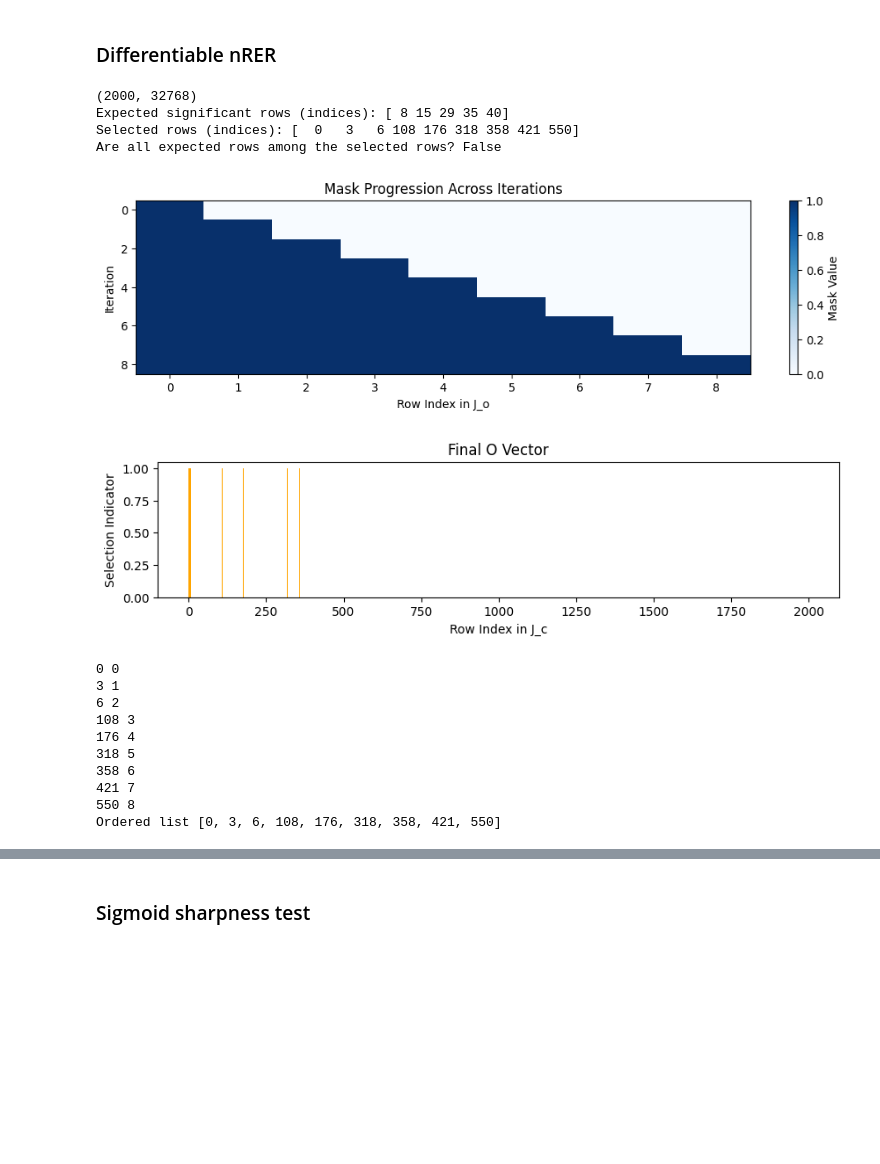
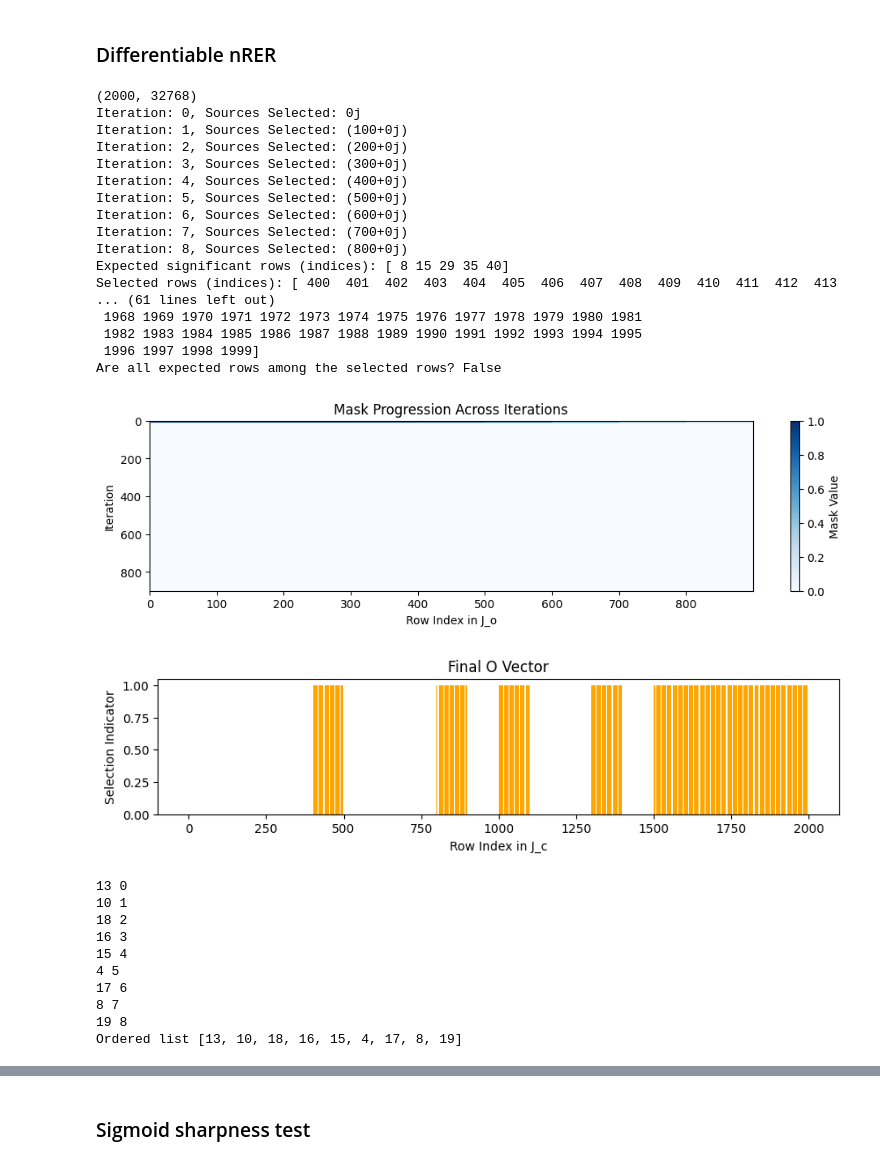
Before and after one commit to armercier/Hybrid-OED, a Jupyter notebook: src/scripts/helmholtz_problem_no_NN.ipynb, the cells around one changed output, grey strips where cells are left out. Saved outputs shown, nothing was run; the diff lists cells and outputs as text; code cells hidden in the pictures; blank space fills up the shorter version.

Commit message:
source selection implementation

```diff
--- a/src/scripts/helmholtz_problem_no_NN.ipynb
+++ b/src/scripts/helmholtz_problem_no_NN.ipynb
@@ -1443,6 +1443,7 @@ import jax
 import jax.numpy as jnp
 from jax.lax import cond, scan
 import matplotlib.pyplot as plt
+from hybridoed.oed import iterative_selection_no_reselection
 
 
 def create_test_matrix(n, m, significant_rows=5, random_seed=0):
@@ -1461,7 +1462,7 @@ significant_rows = 5
 J_c, expected_rows = create_test_matrix(n, m, significant_rows)
 
 
-loaded_data = jnp.load('arrays_complete.npz')
+loaded_data = jnp.load('arrays_complete_1GB.npz')
 
 # # # Access arrays by index
 loaded_arrays = [loaded_data[f'arr_{i}'] for i in range(len(loaded_data))]
@@ -1474,7 +1475,7 @@ print(J_c.shape)
 # Run the algorithm with logging
 num_rows = significant_rows + 4
 threshold = 10e-22
-J_o_final, O_final, mask_history, criterion_log = iterative_selection_no_reselection(J_c, num_rows, threshold)
+J_o_final, O_final, mask_history, criterion_log = iterative_selection_no_reselection(J_c, num_rows, n_freq=5, n_receivers=20,selection_mode="block", threshold=threshold)
 # J_o_final, O_final, mask_history, criterion_log, augmented_J_o_history = iterative_selection_with_augmented_tracking(J_c, num_rows, threshold)
 
 # Extract the selected row indices
@@ -1552,43 +1553,56 @@ selection_history = jnp.zeros_like(criterion_log, dtype=jnp.complex64)
 # Populate the selection history matrix with iteration numbers
 selected_rows = []
 for iteration in range(criterion_log.shape[0]):
     best_row_idx = jnp.argmax(jnp.real(criterion_log[iteration]))  # Get the selected row for this iteration
     selected_rows.append(best_row_idx)
     selection_history = selection_history.at[iteration, best_row_idx].set(iteration + 1)
 
 # Plot the selection history heatmap
 plt.figure(figsize=(12, 6))
 
 # Heatmap of selection history
 plt.imshow(jnp.real(selection_history), aspect='auto', cmap='viridis', interpolation='nearest')
 plt.colorbar(label="Selection Iteration")
 plt.xlabel("Row Index in J_c")
 plt.ylabel("Iteration")
 plt.title("Selection History (Iteration Number)")
 
 # Annotate the heatmap with iteration numbers
 ordered_list = []
 for iteration, row_idx in enumerate(selected_rows):
     plt.text(row_idx, iteration, str(iteration + 1), color="white", ha="center", va="center", fontsize=8)
     print(row_idx, iteration)
     ordered_list.append(row_idx.item())
 print("Ordered list", ordered_list)
 plt.tight_layout()
 plt.show()
 # %% [output]
 (2000, 32768)
+Iteration: 0, Sources Selected: 0j
+Iteration: 1, Sources Selected: (100+0j)
+Iteration: 2, Sources Selected: (200+0j)
+Iteration: 3, Sources Selected: (300+0j)
+Iteration: 4, Sources Selected: (400+0j)
+Iteration: 5, Sources Selected: (500+0j)
+Iteration: 6, Sources Selected: (600+0j)
+Iteration: 7, Sources Selected: (700+0j)
+Iteration: 8, Sources Selected: (800+0j)
 Expected significant rows (indices): [ 8 15 29 35 40]
-Selected rows (indices): [  0   3   6 108 176 318 358 421 550]
+Selected rows (indices): [ 400  401  402  403  404  405  406  407  408  409  410  411  412  413
+... (61 lines left out)
+ 1968 1969 1970 1971 1972 1973 1974 1975 1976 1977 1978 1979 1980 1981
+ 1982 1983 1984 1985 1986 1987 1988 1989 1990 1991 1992 1993 1994 1995
+ 1996 1997 1998 1999]
 Are all expected rows among the selected rows? False
-[figure, old version]
+[figure, new version]
-[figure, old version]
+[figure, new version]
-0 0
-3 1
-6 2
-108 3
-176 4
-318 5
-358 6
-421 7
-550 8
-Ordered list [0, 3, 6, 108, 176, 318, 358, 421, 550]
+13 0
+10 1
+18 2
+16 3
+15 4
+4 5
+17 6
+8 7
+19 8
+Ordered list [13, 10, 18, 16, 15, 4, 17, 8, 19]
```
Also changed, not shown: parts of 1 cell of this notebook, 2 other files.
